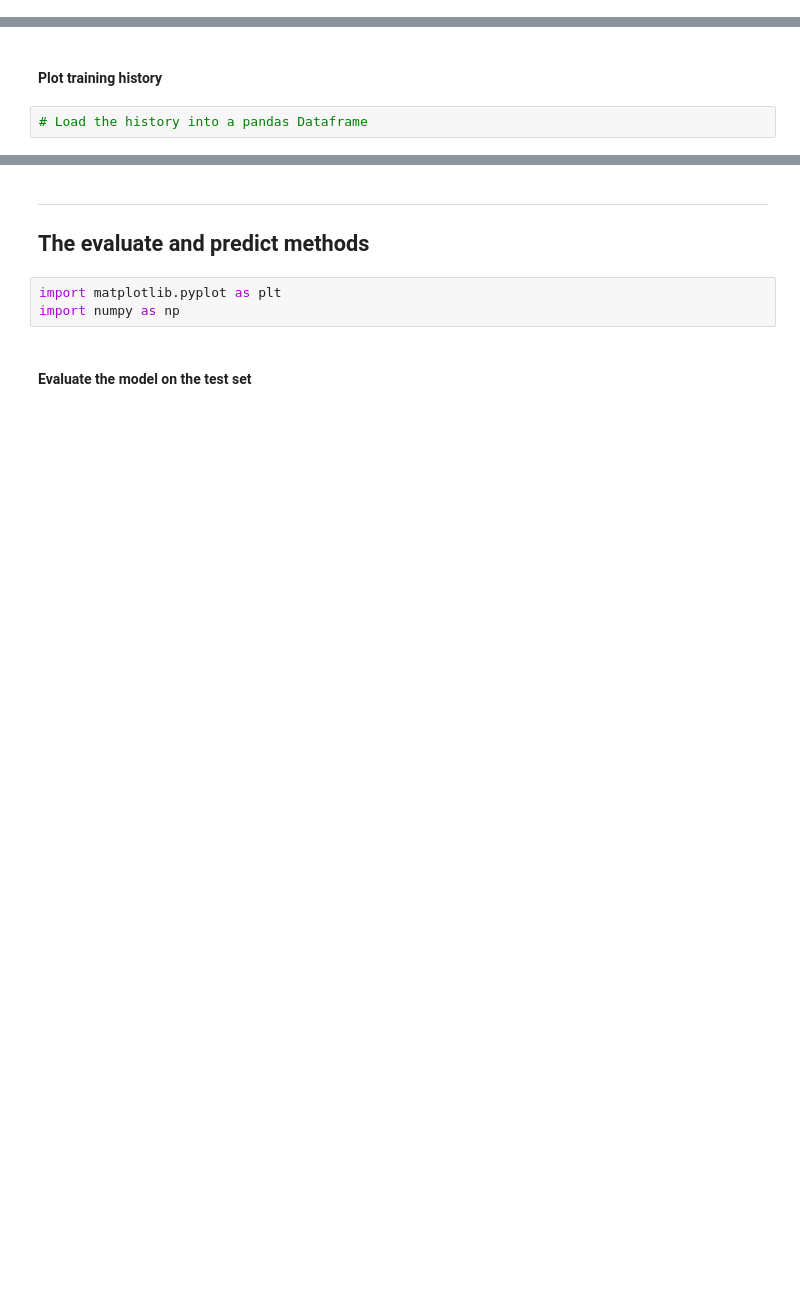
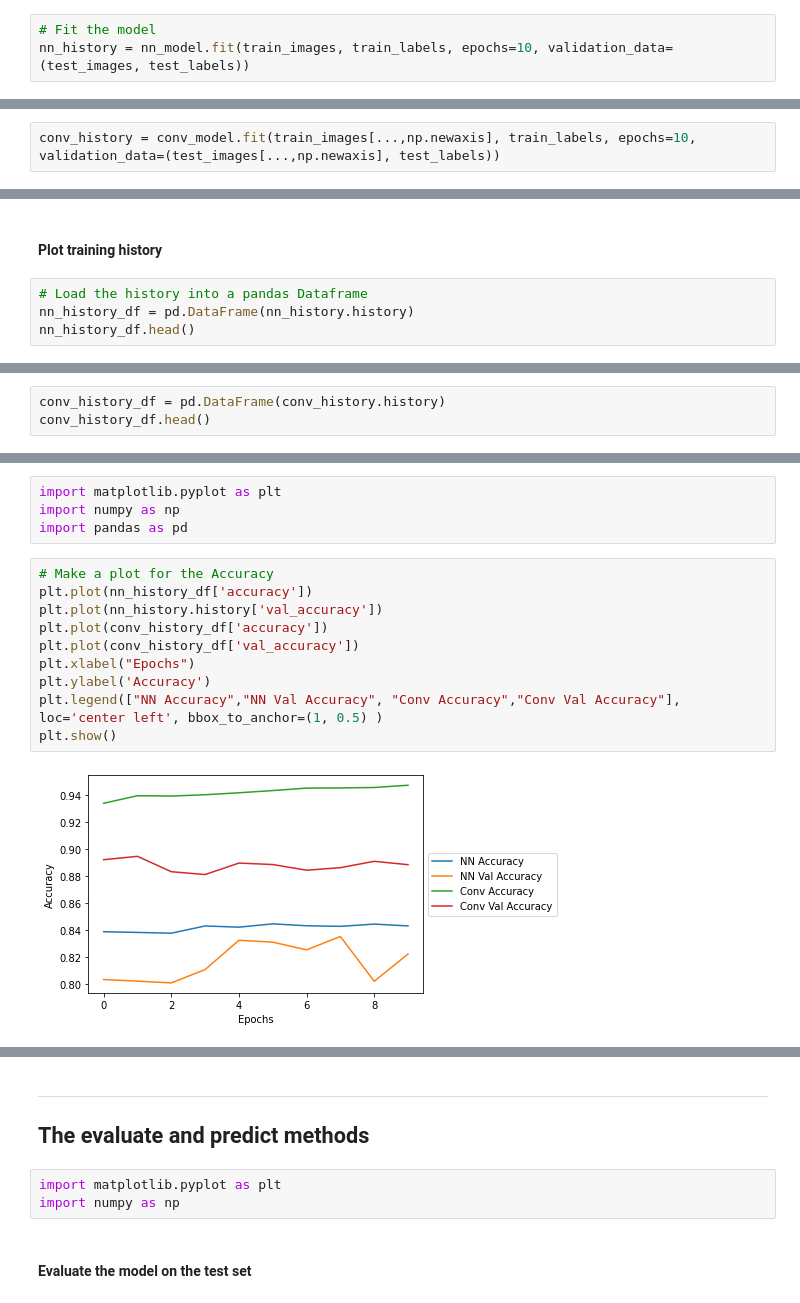
Before and after one commit to vjsurampudi/DeepLearningWithTF2, a Jupyter notebook: NeuralNetworks_with_TF2.ipynb, the cells around one changed output, grey strips where cells are left out. Saved outputs shown, nothing was run; the diff lists cells and outputs as text; blank space fills up the shorter version.

```diff
--- a/NeuralNetworks_with_TF2.ipynb
+++ b/NeuralNetworks_with_TF2.ipynb
@@ -296,0 +394,3 @@ labels = [
+# %%
+# Fit the model
+nn_history = nn_model.fit(train_images, train_labels, epochs=10, validation_data=(test_images, test_labels))
@@ -296,0 +418,2 @@ labels = [
+# %%
+conv_history = conv_model.fit(train_images[...,np.newaxis], train_labels, epochs=10, validation_data=(test_images[...,np.newaxis], test_labels))
@@ -298,3 +442,5 @@ labels = [
 #### Plot training history
 # %%
 # Load the history into a pandas Dataframe
+nn_history_df = pd.DataFrame(nn_history.history)
+nn_history_df.head()
@@ -306,0 +454,3 @@ labels = [
+# %%
+conv_history_df = pd.DataFrame(conv_history.history)
+conv_history_df.head()
@@ -306,0 +464,16 @@ labels = [
+# %%
+import matplotlib.pyplot as plt
+import numpy as np
+import pandas as pd
+# %%
+# Make a plot for the Accuracy
+plt.plot(nn_history_df['accuracy'])
+plt.plot(nn_history.history['val_accuracy'])
+plt.plot(conv_history_df['accuracy'])
+plt.plot(conv_history_df['val_accuracy'])
+plt.xlabel("Epochs")
+plt.ylabel('Accuracy')
+plt.legend(["NN Accuracy","NN Val Accuracy", "Conv Accuracy","Conv Val Accuracy"], loc='center left', bbox_to_anchor=(1, 0.5) )
+plt.show()
+# %% [output]
+[figure, added]
```
Also changed, not shown: parts of 28 cells of this notebook.
